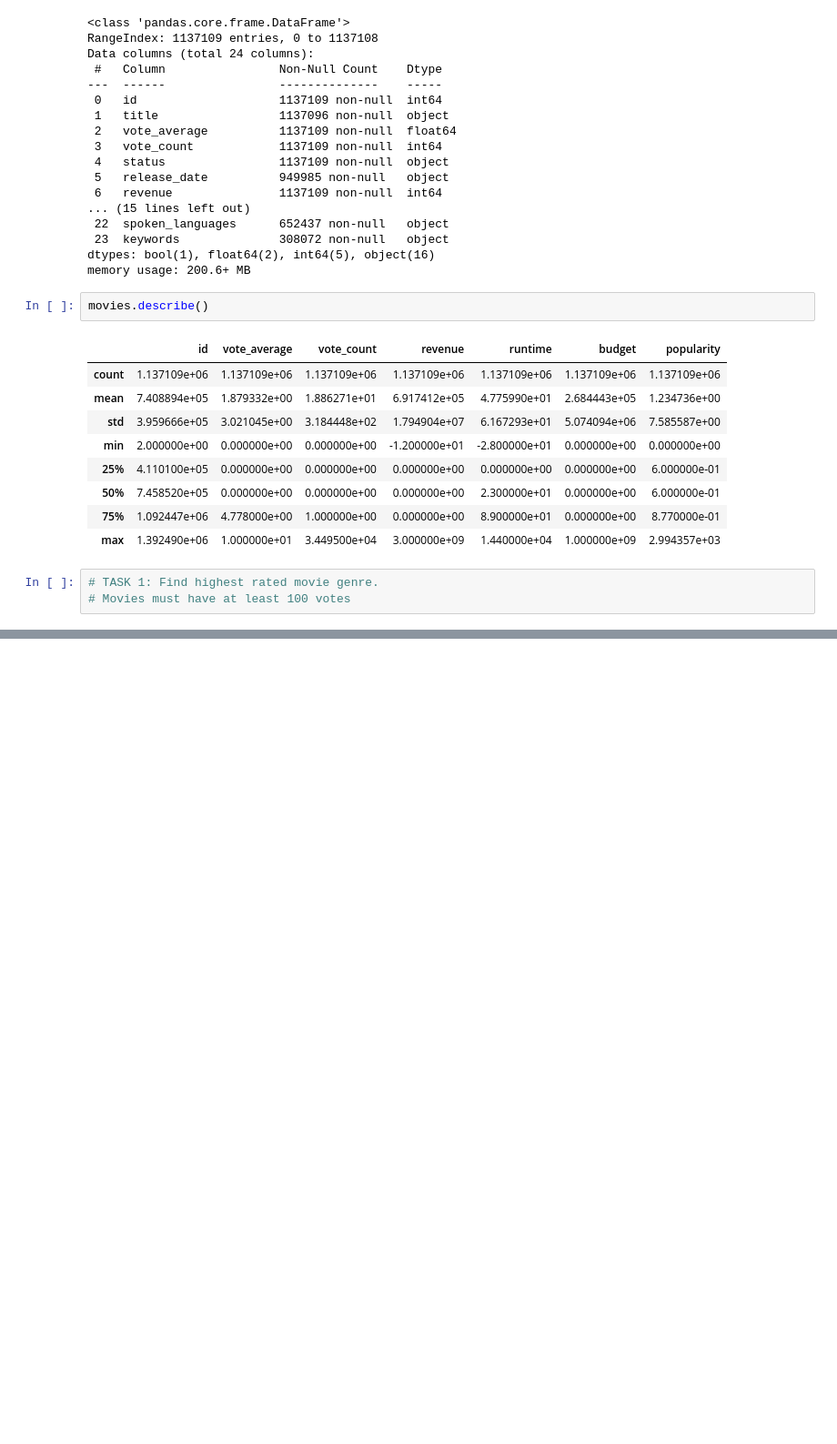
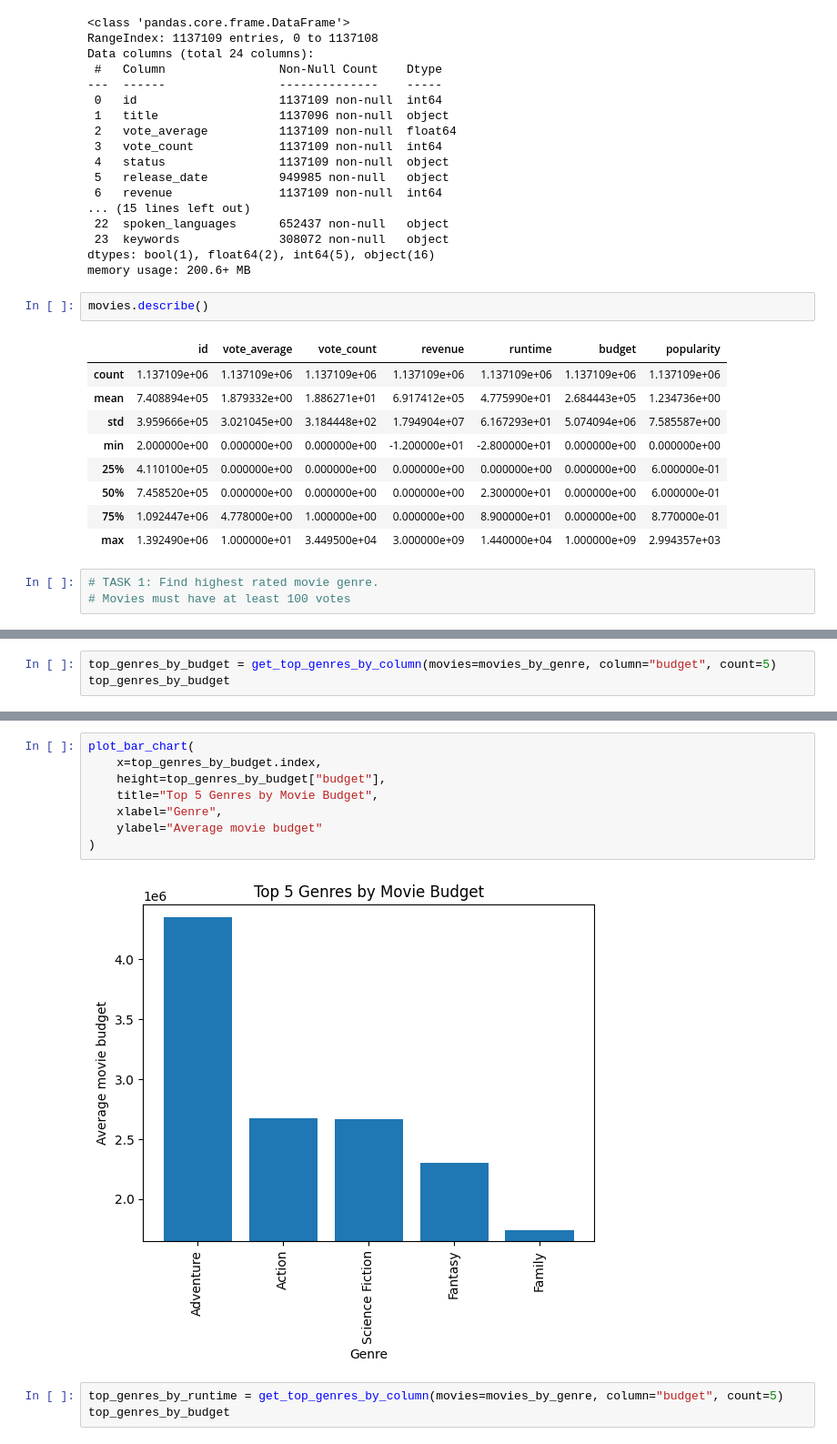
Before and after one commit to Ryhhill1998/movies_analysis, a Jupyter notebook: movies.ipynb, the cells around one changed output, grey strips where cells are left out. Shown at 91% size. Drawn from its saved outputs; the diff is of its cells as text; blank space fills up the shorter version.

```diff
--- a/movies.ipynb
+++ b/movies.ipynb
@@ -124,0 +124,3 @@ KeyError: 'genre'
+# %%
+top_genres_by_budget = get_top_genres_by_column(movies=movies_by_genre, column="budget", count=5)
+top_genres_by_budget
@@ -124,0 +135,13 @@ KeyError: 'genre'
+# %%
+plot_bar_chart(
+    x=top_genres_by_budget.index,
+    height=top_genres_by_budget["budget"],
+    title="Top 5 Genres by Movie Budget",
+    xlabel="Genre",
+    ylabel="Average movie budget"
+)
+# %% [output]
+[figure, added]
+# %%
+top_genres_by_runtime = get_top_genres_by_column(movies=movies_by_genre, column="budget", count=5)
+top_genres_by_budget
```
Also changed, not shown: parts of 13 cells of this notebook.
